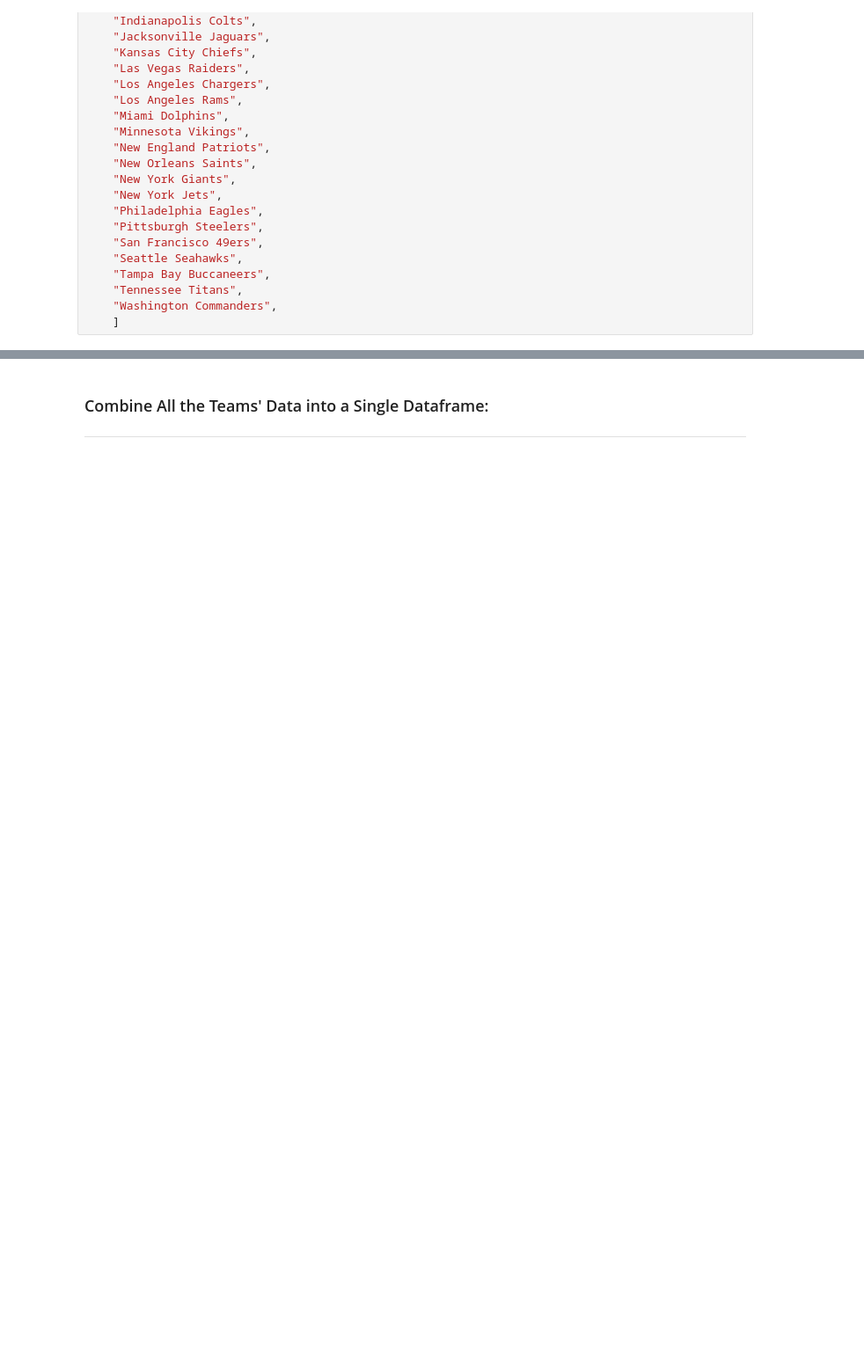
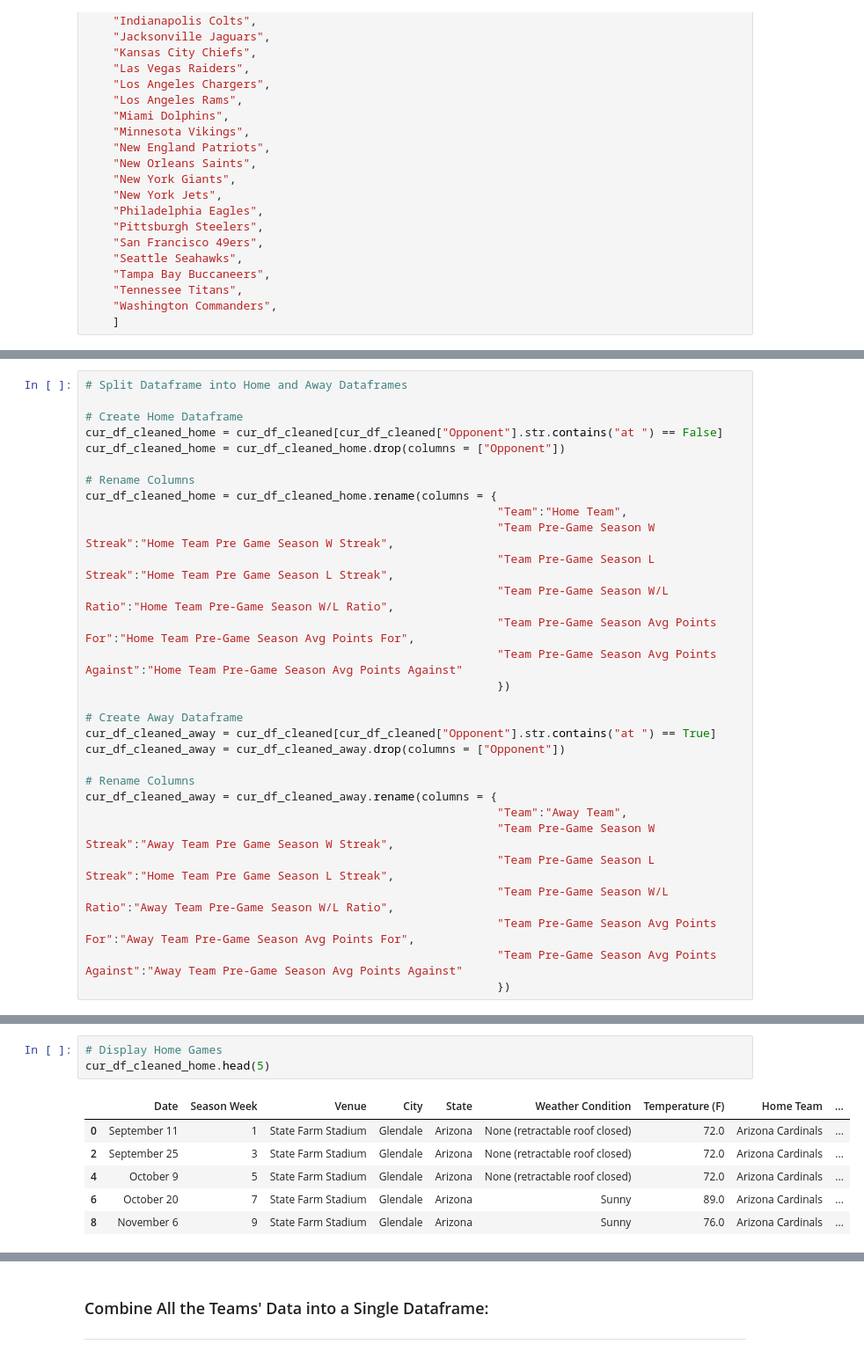
Before and after one commit to cwolf1424/Group_Project_4-NFL_Game_Outcome_Predictor, a Jupyter notebook: 03-Wrangling_Data/Wrangling_Data.ipynb, the cells around one changed output, grey strips where cells are left out. Shown at 88% size. Cells and saved outputs as stored; diff of their text form; blank space fills up the shorter version.

```diff
--- a/03-Wrangling_Data/Wrangling_Data.ipynb
+++ b/03-Wrangling_Data/Wrangling_Data.ipynb
@@ -338,0 +448,30 @@ master_df
+# %%
+# Split Dataframe into Home and Away Dataframes
+
+# Create Home Dataframe
+cur_df_cleaned_home = cur_df_cleaned[cur_df_cleaned["Opponent"].str.contains("at ") == False]
+cur_df_cleaned_home = cur_df_cleaned_home.drop(columns = ["Opponent"])
+
+# Rename Columns
+cur_df_cleaned_home = cur_df_cleaned_home.rename(columns = {
+                                                            "Team":"Home Team",
+                                                            "Team Pre-Game Season W Streak":"Home Team Pre Game Season W Streak",
+                                                            "Team Pre-Game Season L Streak":"Home Team Pre Game Season L Streak",
+                                                            "Team Pre-Game Season W/L Ratio":"Home Team Pre-Game Season W/L Ratio",
+                                                            "Team Pre-Game Season Avg Points For":"Home Team Pre-Game Season Avg Points For",
+                                                            "Team Pre-Game Season Avg Points Against":"Home Team Pre-Game Season Avg Points Against"
+                                                            })
+
+# Create Away Dataframe
+cur_df_cleaned_away = cur_df_cleaned[cur_df_cleaned["Opponent"].str.contains("at ") == True]
+cur_df_cleaned_away = cur_df_cleaned_away.drop(columns = ["Opponent"])
+
+# Rename Columns
+cur_df_cleaned_away = cur_df_cleaned_away.rename(columns = {
+                                                            "Team":"Away Team",
+                                                            "Team Pre-Game Season W Streak":"Away Team Pre Game Season W Streak",
+                                                            "Team Pre-Game Season L Streak":"Home Team Pre Game Season L Streak",
+                                                            "Team Pre-Game Season W/L Ratio":"Away Team Pre-Game Season W/L Ratio",
+                                                            "Team Pre-Game Season Avg Points For":"Away Team Pre-Game Season Avg Points For",
+                                                            "Team Pre-Game Season Avg Points Against":"Away Team Pre-Game Season Avg Points Against"
+                                                            })
@@ -338,0 +483,10 @@ master_df
+# %%
+# Display Home Games
+cur_df_cleaned_home.head(5)
+# %% [output]
+|  | Date | Season Week | Venue | City | State | Weather Condition | Temperature (F) | Home Team | ... |
+| 0 | September 11 | 1 | State Farm Stadium | Glendale | Arizona | None (retractable roof closed) | 72.0 | Arizona Cardinals | ... |
+| 2 | September 25 | 3 | State Farm Stadium | Glendale | Arizona | None (retractable roof closed) | 72.0 | Arizona Cardinals | ... |
+| 4 | October 9 | 5 | State Farm Stadium | Glendale | Arizona | None (retractable roof closed) | 72.0 | Arizona Cardinals | ... |
+| 6 | October 20 | 7 | State Farm Stadium | Glendale | Arizona | Sunny | 89.0 | Arizona Cardinals | ... |
+| 8 | November 6 | 9 | State Farm Stadium | Glendale | Arizona | Sunny | 76.0 | Arizona Cardinals | ... |
```
Also changed, not shown: parts of 41 cells of this notebook, 1 other file.
